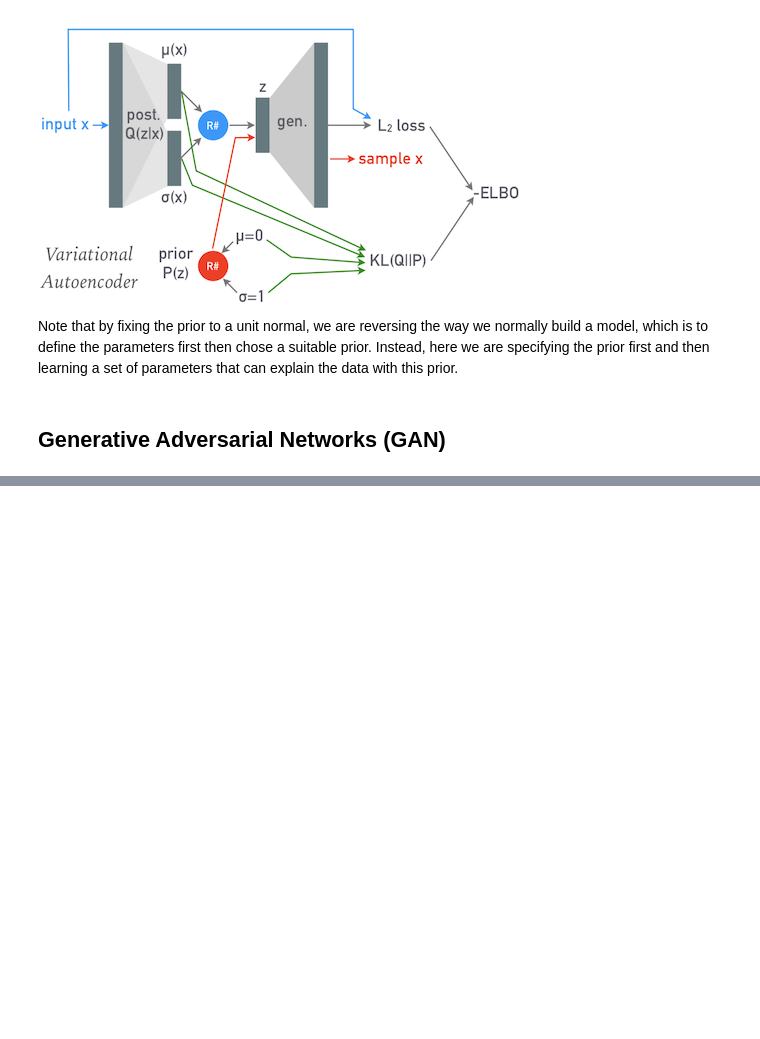
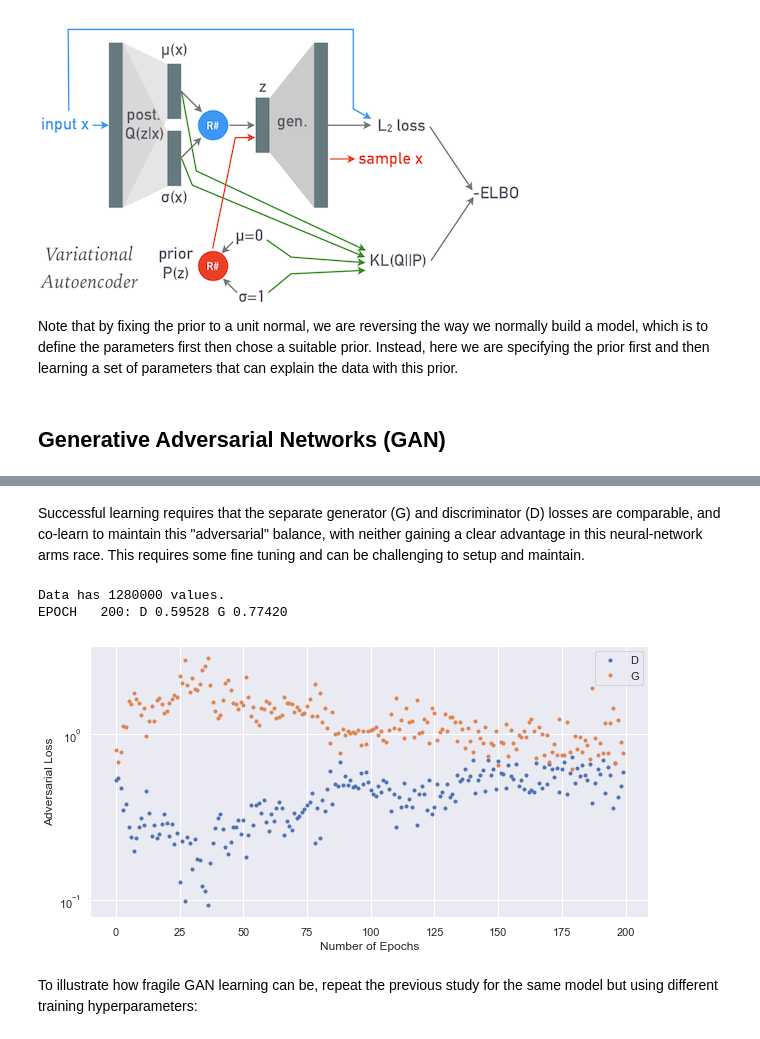
Before and after one commit to dkirkby/kavli2019, a Jupyter notebook: Lecture2.ipynb, the cells around one changed output, grey strips where cells are left out. Saved outputs shown, nothing was run; the diff lists cells and outputs as text; code cells hidden in the pictures; blank space fills up the shorter version.

```diff
--- a/Lecture2.ipynb
+++ b/Lecture2.ipynb
@@ -406,0 +550,10 @@ Note that by fixing the prior to a unit normal, we are reversing the way we norm
+# %% [markdown]
+Successful learning requires that the separate generator (G) and discriminator (D) losses are comparable, and co-learn to maintain this "adversarial" balance, with neither gaining a clear advantage in this neural-network arms race. This requires some fine tuning and can be challenging to setup and maintain.
+# %%
+model.learn(train_data, D_lr=0.0005, G_lr=0.0005);
+# %% [output]
+Data has 1280000 values.
+EPOCH   200: D 0.59528 G 0.77420
+[figure, added]
+# %% [markdown]
+To illustrate how fragile GAN learning can be, repeat the previous study for the same model but using different training hyperparameters:
```
Also changed, not shown: parts of 16 cells of this notebook.
